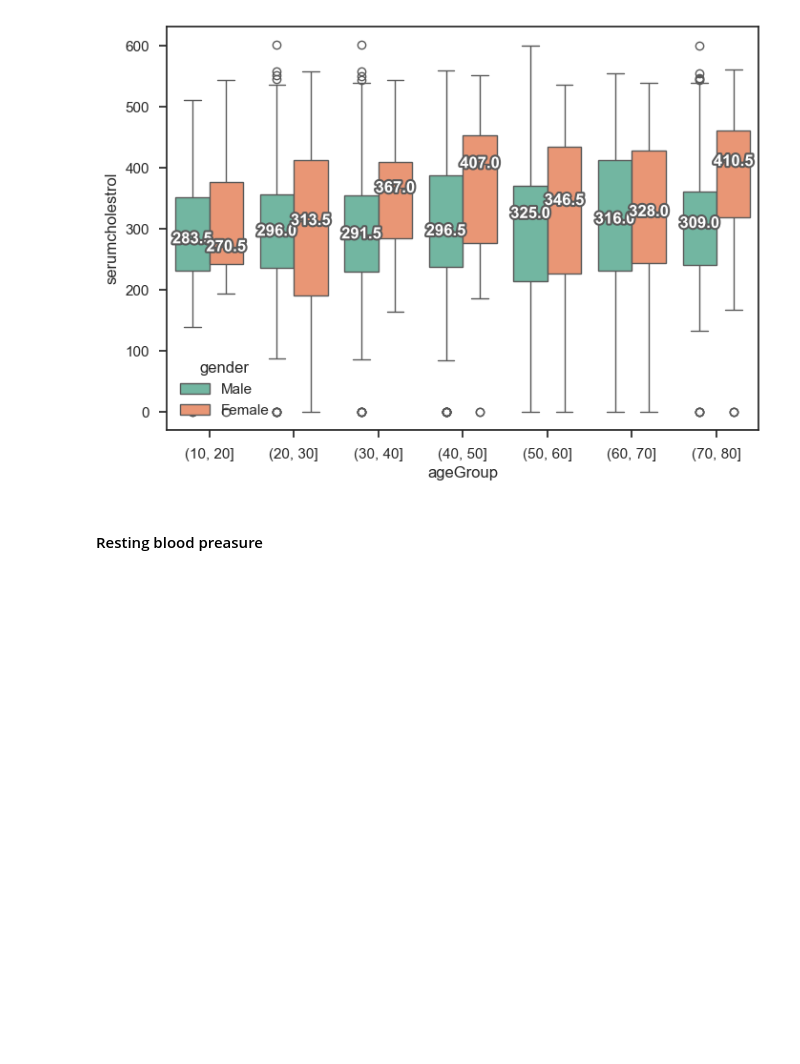
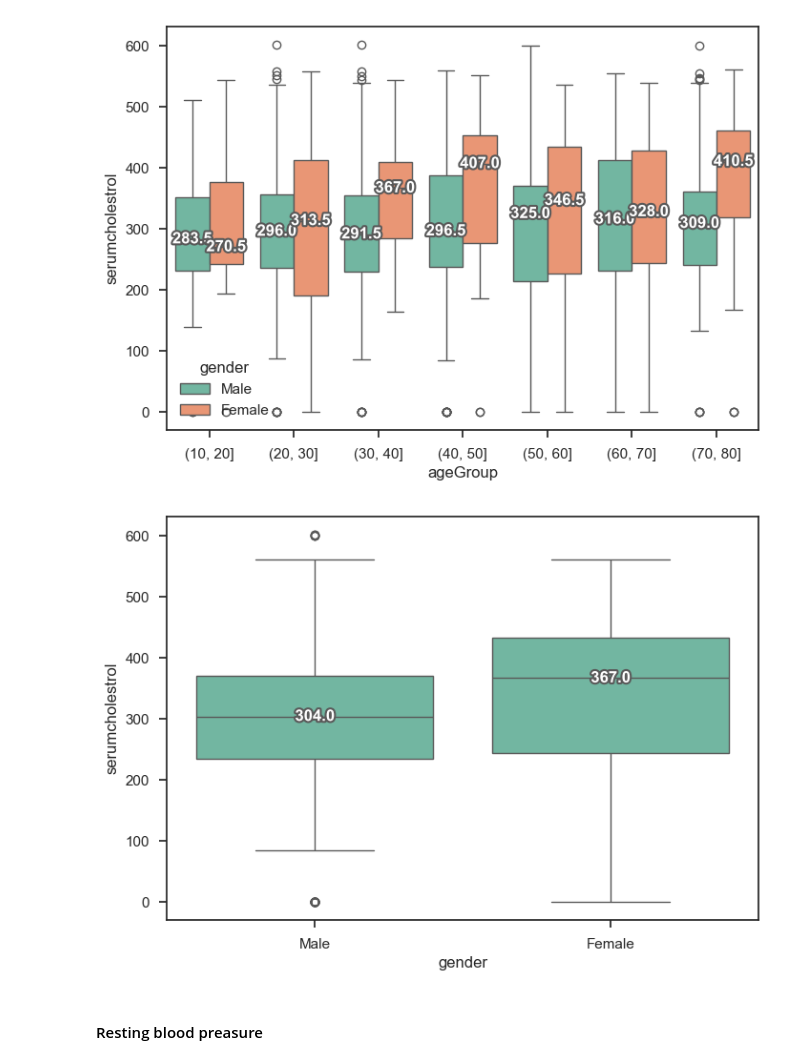
Before and after one commit to lexotero/kcl-7CCSONAR-analysis-and-reporting, a Jupyter notebook: src/notebook.ipynb, the cells around one changed output. Cells and saved outputs as stored; diff of their text form; code cells hidden in the pictures; blank space fills up the shorter version.

```diff
--- a/src/notebook.ipynb
+++ b/src/notebook.ipynb
@@ -337,6 +347,11 @@ ax = sns.boxplot(data=df, x="ageGroup", y="serumcholestrol", hue="gender")
 add_median_labels(ax)
 # %% [output]
 [figure]
+# %%
+ax = sns.boxplot(data=df, x="gender", y="serumcholestrol", hue="gender")
+add_median_labels(ax)
+# %% [output]
+[figure, added]
 # %% [markdown]
 #### Resting blood preasure
 # %%
```
Also changed, not shown: parts of 3 cells of this notebook.
